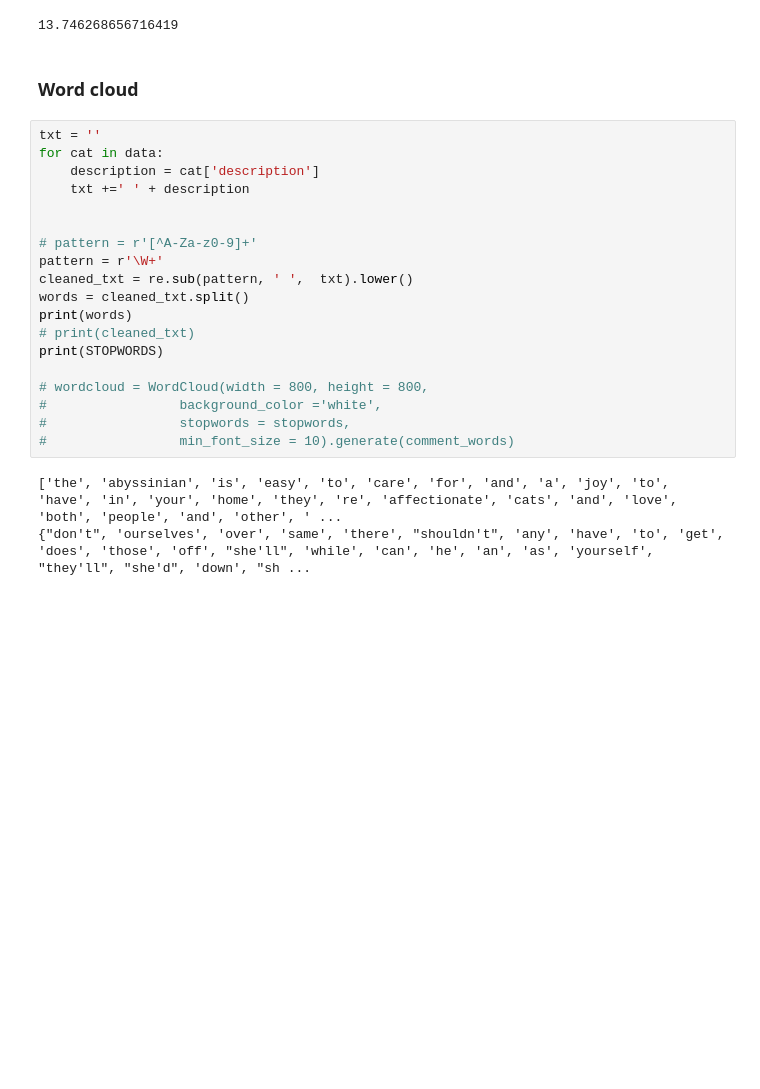
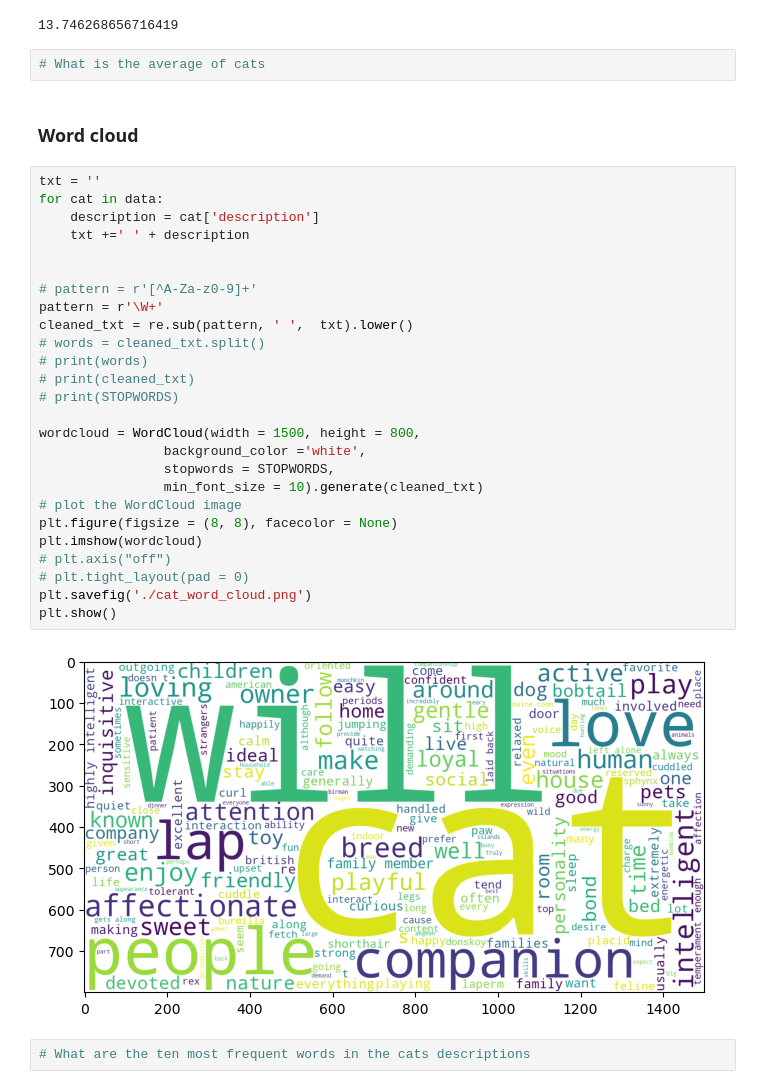
Before and after one commit to Asabeneh/data-analysis-with-python-autumn-2024, a Jupyter notebook: WEEK-7/fetch_data.ipynb, the cells around one changed output. Saved outputs shown, nothing was run; the diff lists cells and outputs as text; blank space fills up the shorter version.

```diff
--- a/WEEK-7/fetch_data.ipynb
+++ b/WEEK-7/fetch_data.ipynb
@@ -44,27 +53,37 @@ total_average = sum(years) / len(years)
 print(total_average)
 # %% [output]
 13.746268656716419
+# %%
+# What is the average of cats
 # %% [markdown]
 ### Word cloud
 # %%
 txt = ''
 for cat in data:
     description = cat['description']
     txt +=' ' + description
 
 
 # pattern = r'[^A-Za-z0-9]+'
 pattern = r'\W+'
 cleaned_txt = re.sub(pattern, ' ',  txt).lower()
-words = cleaned_txt.split()
-print(words)
+# words = cleaned_txt.split()
+# print(words)
 # print(cleaned_txt)
-print(STOPWORDS)
+# print(STOPWORDS)
 
-# wordcloud = WordCloud(width = 800, height = 800,
-#                 background_color ='white',
-#                 stopwords = stopwords,
-#                 min_font_size = 10).generate(comment_words)
+wordcloud = WordCloud(width = 1500, height = 800,
+                background_color ='white',
+                stopwords = STOPWORDS,
+                min_font_size = 10).generate(cleaned_txt)
+# plot the WordCloud image
+plt.figure(figsize = (8, 8), facecolor = None)
+plt.imshow(wordcloud)
+# plt.axis("off")
+# plt.tight_layout(pad = 0)
+plt.savefig('./cat_word_cloud.png')
+plt.show()
 # %% [output]
-['the', 'abyssinian', 'is', 'easy', 'to', 'care', 'for', 'and', 'a', 'joy', 'to', 'have', 'in', 'your', 'home', 'they', 're', 'affectionate', 'cats', 'and', 'love', 'both', 'people', 'and', 'other', ' ...
-{"don't", 'ourselves', 'over', 'same', 'there', "shouldn't", 'any', 'have', 'to', 'get', 'does', 'those', 'off', "she'll", 'while', 'can', 'he', 'an', 'as', 'yourself', "they'll", "she'd", 'down', "sh ...
+[figure, added]
+# %%
+# What are the ten most frequent words in the cats descriptions
```
Also changed, not shown: parts of 31 cells of this notebook, 2 other files.
